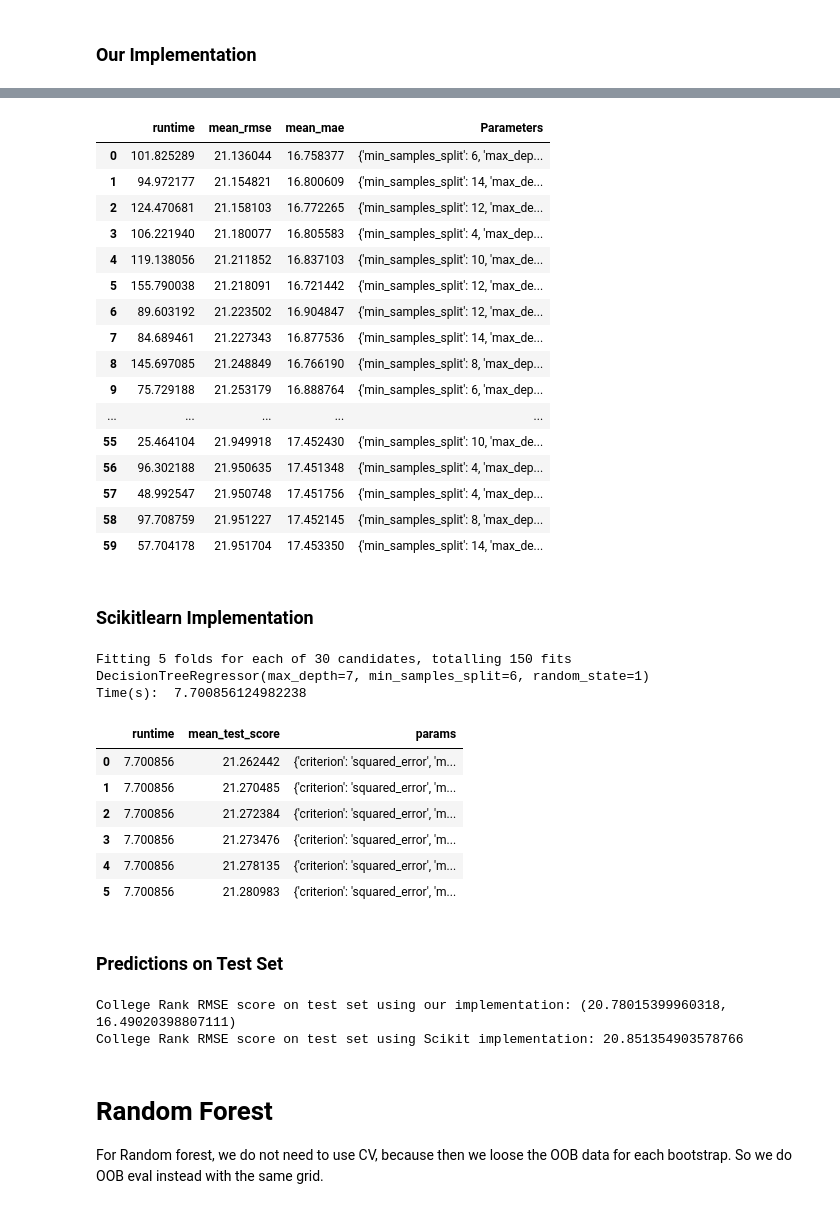
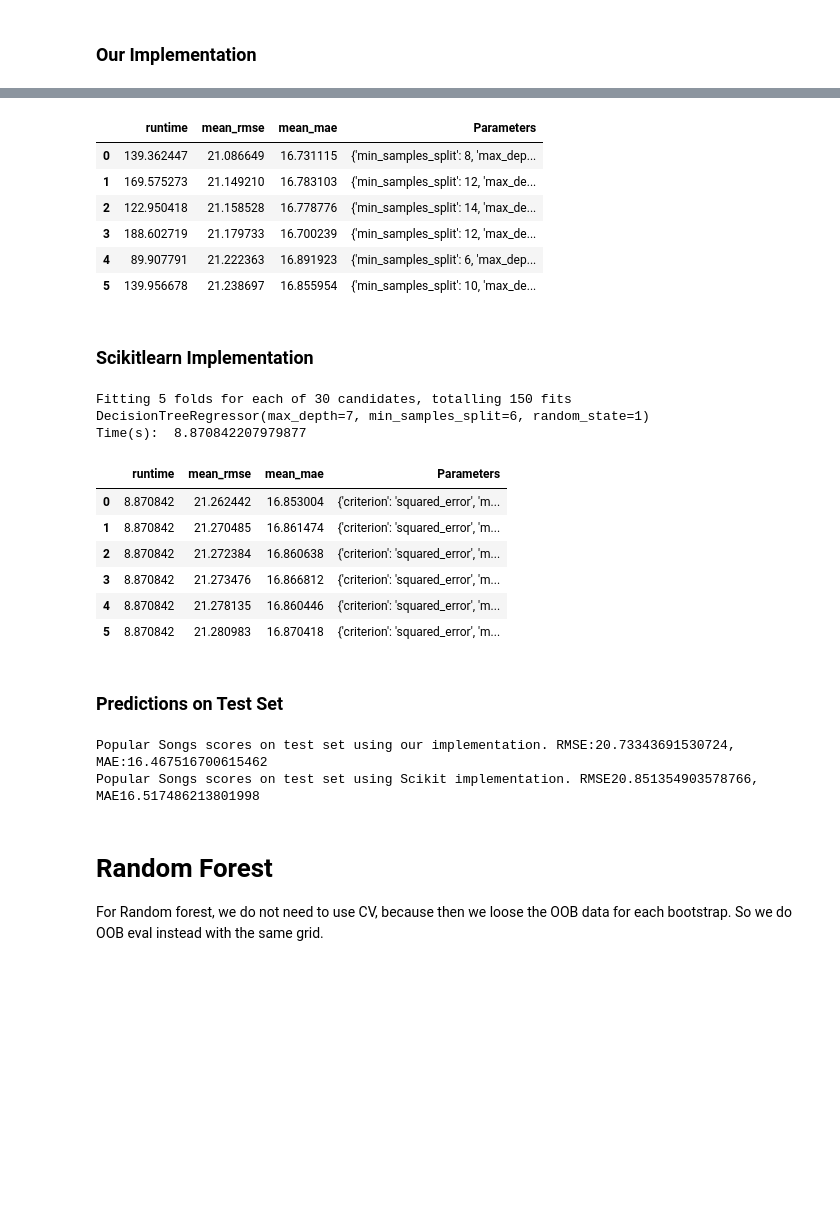
Before and after one commit to Esaiasson/Machine_learning_WS_2025, a Jupyter notebook: A2/final_results.ipynb, the cells around one changed output, grey strips where cells are left out. Cells and saved outputs as stored; diff of their text form; code cells hidden in the pictures; blank space fills up the shorter version.

```diff
--- a/A2/final_results.ipynb
+++ b/A2/final_results.ipynb
@@ -179,7 +214,8 @@ College Rank scores on test set using Scikit implementation. RMSE: 10.1030777913
 # %% [markdown]
 ### Our Implementation
 # %%
-best_tree_popular_songs, train_results_popular_songs = grid_search.grid_search_cv2(popular_songs_features_train, "song_popularity", rt.regression_tree, rt.predict_from_tree, param_grid)
-train_results_popular_songs
+best_tree_popular_songs, train_results_popular_songs = grid_search.grid_search_cv2(
+    popular_songs_features_train, "song_popularity", rt.regression_tree, rt.predict_from_tree, param_grid)
+train_results_popular_songs.loc[:5,]
 # %% [output]
 [Parallel(n_jobs=-1)]: Using backend LokyBackend with 8 concurrent workers.
@@ -189,49 +225,55 @@ train_results_popular_songs
 |  | runtime | mean_rmse | mean_mae | Parameters |
-| 0 | 101.825289 | 21.136044 | 16.758377 | {'min_samples_split': 6, 'max_dep... |
-| 1 | 94.972177 | 21.154821 | 16.800609 | {'min_samples_split': 14, 'max_de... |
-| 2 | 124.470681 | 21.158103 | 16.772265 | {'min_samples_split': 12, 'max_de... |
-| 3 | 106.221940 | 21.180077 | 16.805583 | {'min_samples_split': 4, 'max_dep... |
-| 4 | 119.138056 | 21.211852 | 16.837103 | {'min_samples_split': 10, 'max_de... |
-| 5 | 155.790038 | 21.218091 | 16.721442 | {'min_samples_split': 12, 'max_de... |
-| 6 | 89.603192 | 21.223502 | 16.904847 | {'min_samples_split': 12, 'max_de... |
-| 7 | 84.689461 | 21.227343 | 16.877536 | {'min_samples_split': 14, 'max_de... |
-| 8 | 145.697085 | 21.248849 | 16.766190 | {'min_samples_split': 8, 'max_dep... |
-| 9 | 75.729188 | 21.253179 | 16.888764 | {'min_samples_split': 6, 'max_dep... |
-| ... | ... | ... | ... | ... |
-| 55 | 25.464104 | 21.949918 | 17.452430 | {'min_samples_split': 10, 'max_de... |
-| 56 | 96.302188 | 21.950635 | 17.451348 | {'min_samples_split': 4, 'max_dep... |
-| 57 | 48.992547 | 21.950748 | 17.451756 | {'min_samples_split': 4, 'max_dep... |
-| 58 | 97.708759 | 21.951227 | 17.452145 | {'min_samples_split': 8, 'max_dep... |
-| 59 | 57.704178 | 21.951704 | 17.453350 | {'min_samples_split': 14, 'max_de... |
+| 0 | 139.362447 | 21.086649 | 16.731115 | {'min_samples_split': 8, 'max_dep... |
+| 1 | 169.575273 | 21.149210 | 16.783103 | {'min_samples_split': 12, 'max_de... |
+| 2 | 122.950418 | 21.158528 | 16.778776 | {'min_samples_split': 14, 'max_de... |
+| 3 | 188.602719 | 21.179733 | 16.700239 | {'min_samples_split': 12, 'max_de... |
+| 4 | 89.907791 | 21.222363 | 16.891923 | {'min_samples_split': 6, 'max_dep... |
+| 5 | 139.956678 | 21.238697 | 16.855954 | {'min_samples_split': 10, 'max_de... |
 # %% [markdown]
 ### Scikitlearn Implementation
 # %%
-sci_kit_results_popular_songs, best_tree_scikit_popular_songs = grid_search.grid_search_scikit(popular_songs_features_train, "song_popularity", param_grid_scikit)
-sci_kit_results_popular_songs
+train_results_popular_songs_scikit, best_tree_scikit_popular_songs = grid_search.grid_search_scikit(
+    popular_songs_features_train, "song_popularity", param_grid_scikit)
+
+train_results_popular_songs_scikit.loc[:5,]
 # %% [output]
 Fitting 5 folds for each of 30 candidates, totalling 150 fits
 DecisionTreeRegressor(max_depth=7, min_samples_split=6, random_state=1)
-Time(s):  7.700856124982238
+Time(s):  8.870842207979877
-|  | runtime | mean_test_score | params |
-| 0 | 7.700856 | 21.262442 | {'criterion': 'squared_error', 'm... |
-| 1 | 7.700856 | 21.270485 | {'criterion': 'squared_error', 'm... |
-| 2 | 7.700856 | 21.272384 | {'criterion': 'squared_error', 'm... |
-| 3 | 7.700856 | 21.273476 | {'criterion': 'squared_error', 'm... |
-| 4 | 7.700856 | 21.278135 | {'criterion': 'squared_error', 'm... |
-| 5 | 7.700856 | 21.280983 | {'criterion': 'squared_error', 'm... |
+|  | runtime | mean_rmse | mean_mae | Parameters |
+| 0 | 8.870842 | 21.262442 | 16.853004 | {'criterion': 'squared_error', 'm... |
+| 1 | 8.870842 | 21.270485 | 16.861474 | {'criterion': 'squared_error', 'm... |
+| 2 | 8.870842 | 21.272384 | 16.860638 | {'criterion': 'squared_error', 'm... |
+| 3 | 8.870842 | 21.273476 | 16.866812 | {'criterion': 'squared_error', 'm... |
+| 4 | 8.870842 | 21.278135 | 16.860446 | {'criterion': 'squared_error', 'm... |
+| 5 | 8.870842 | 21.280983 | 16.870418 | {'criterion': 'squared_error', 'm... |
 # %% [markdown]
 ### Predictions on Test Set
 # %%
-popular_songs_predictions_reg_tree = rt.predict_from_tree(best_tree_popular_songs, popular_songs_features_test)
-popular_songs_rmse_reg_tree = eval.measure_predictions(popular_songs_features_test["song_popularity"], popular_songs_predictions_reg_tree)
-print(f"College Rank RMSE score on test set using our implementation: {popular_songs_rmse_reg_tree}")
+# Our Implementation
+popular_songs_predictions_reg_tree = rt.predict_from_tree(
+    best_tree_popular_songs,
+    popular_songs_features_test)
 
-popular_songs_predictions_reg_tree_scikit = best_tree_scikit_popular_songs.predict(popular_songs_features_test.loc[:, popular_songs_features_test.columns != "song_popularity"])
-popular_songs_rmse_reg_tree_scikit = eval.rmse(popular_songs_features_test["song_popularity"], popular_songs_predictions_reg_tree_scikit)
-print(f"College Rank RMSE score on test set using Scikit implementation: {popular_songs_rmse_reg_tree_scikit}")
+popular_songs_rmse_reg_tree, popular_songs_mae_reg_tree = eval.measure_predictions(
+    popular_songs_features_test["song_popularity"],
+    popular_songs_predictions_reg_tree)
+
+print(f"Popular Songs scores on test set using our implementation. RMSE:{popular_songs_rmse_reg_tree}, MAE:{popular_songs_mae_reg_tree}")
+
+
+# scikit_learn
+popular_songs_predictions_reg_tree_scikit = best_tree_scikit_popular_songs.predict(
+    popular_songs_features_test.loc[:, popular_songs_features_test.columns != "song_popularity"])
+
+popular_songs_rmse_reg_tree_scikit, popular_songs_mae_reg_tree_scikit = eval.measure_predictions(
+    popular_songs_features_test["song_popularity"],
+    popular_songs_predictions_reg_tree_scikit)
+
+print(f"Popular Songs scores on test set using Scikit implementation. RMSE{popular_songs_rmse_reg_tree_scikit}, MAE{popular_songs_mae_reg_tree_scikit}")
 # %% [output]
-College Rank RMSE score on test set using our implementation: (20.78015399960318, 16.49020398807111)
-College Rank RMSE score on test set using Scikit implementation: 20.851354903578766
+Popular Songs scores on test set using our implementation. RMSE:20.73343691530724, MAE:16.467516700615462
+Popular Songs scores on test set using Scikit implementation. RMSE20.851354903578766, MAE16.517486213801998
 # %% [markdown]
 # Random Forest
 
```
Also changed, not shown: parts of 20 cells of this notebook, 1 other file.
